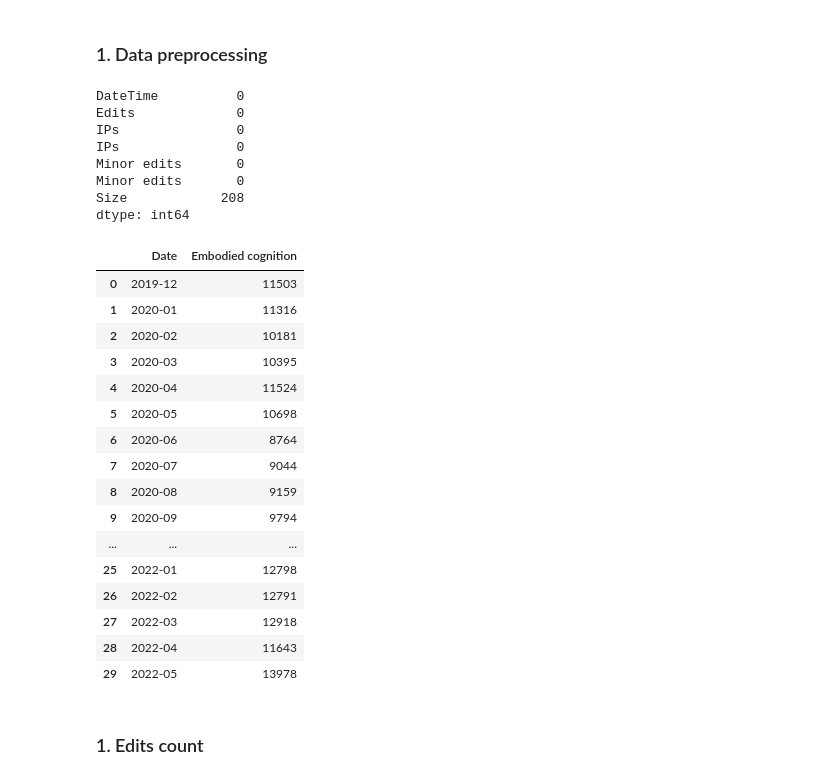
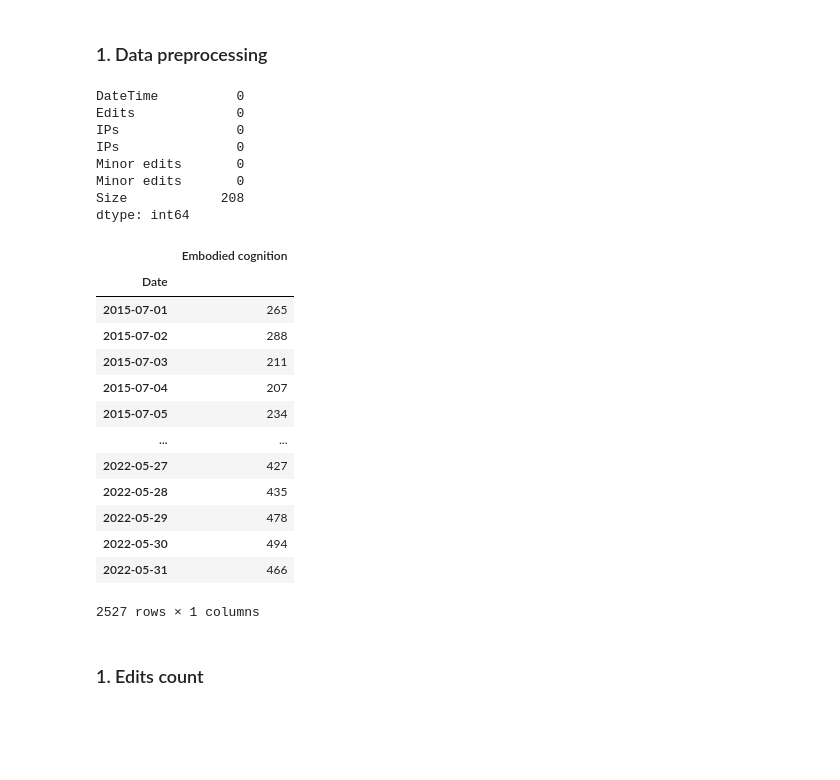
Before and after one commit to JohnMadrid/EC_env_images, a Jupyter notebook: WikiPageAnalysis/page_visits_analysis.ipynb, the cells around one changed output. Saved outputs shown, nothing was run; the diff lists cells and outputs as text; code cells hidden in the pictures; blank space fills up the shorter version.

```diff
--- a/WikiPageAnalysis/page_visits_analysis.ipynb
+++ b/WikiPageAnalysis/page_visits_analysis.ipynb
@@ -6,17 +6,18 @@ In what follows, an analysis of the page edits and views count for the _"Embodie
 # %%
 import pandas as pd
 from matplotlib import pyplot as plt
-plt.rcParams.update({'font.size': 18})
+plt.rcParams.update({'font.size': 22})
 import seaborn as sns
+import calendar
 import numpy as np
 import datetime
 from datetime import datetime
 
 df_views_count = pd.read_csv('Data/wikishark_ec_page_views.csv', delimiter=",", header=0, index_col=False)
-df_views_count_update = pd.read_csv('Data/wikishark_ec_page_views_updated.csv', delimiter=",", header=0, index_col=False)
-df_views_count_all = pd.read_csv('Data/ec_pageviews-20191201-20220531.csv', delimiter=',', header=0, index_col=False)
+df_views_count_month = pd.read_csv('Data/ec-pageviews-20191201-20220531.csv', delimiter=",", header=0, index_col=False)
+df_views_count_all = pd.read_csv('Data/ec-pageviews-20150701-20220531.csv', delimiter=',', header=0, index_col=False)
 
 df_edits_count = pd.read_csv('Data/wiki_ec_edits_count2.csv', delimiter=",", header=0, index_col=False)
 
-df_views_count_update
+df_views_count_all
 # %% [output]
@@ -43,38 +59,35 @@ df_edits_count["DateTime"] = pd.to_datetime(df_edits_count["DateTime"])
 # %%
 # Check for missing values
 print(df_edits_count.isnull().sum())
 #
 # Setting DateTime as index from csv files
 df_views_count = df_views_count.set_index("DateTime")
-df_views_count_update = df_views_count_update.set_index("DateTime")
+df_views_count_all = df_views_count_all.set_index("Date")
 df_edits_count = df_edits_count.set_index("DateTime")
 df_views_count_all
 # %% [output]
 DateTime          0
 Edits             0
 IPs               0
 IPs               0
 Minor edits       0
 Minor edits       0
 Size            208
 dtype: int64
-|  | Date | Embodied cognition |
-| 0 | 2019-12 | 11503 |
-| 1 | 2020-01 | 11316 |
-| 2 | 2020-02 | 10181 |
-| 3 | 2020-03 | 10395 |
-| 4 | 2020-04 | 11524 |
-| 5 | 2020-05 | 10698 |
-| 6 | 2020-06 | 8764 |
-| 7 | 2020-07 | 9044 |
-| 8 | 2020-08 | 9159 |
-| 9 | 2020-09 | 9794 |
-| ... | ... | ... |
-| 25 | 2022-01 | 12798 |
-| 26 | 2022-02 | 12791 |
-| 27 | 2022-03 | 12918 |
-| 28 | 2022-04 | 11643 |
-| 29 | 2022-05 | 13978 |
+|  | Embodied cognition |
+| Date |  |
+| 2015-07-01 | 265 |
+| 2015-07-02 | 288 |
+| 2015-07-03 | 211 |
+| 2015-07-04 | 207 |
+| 2015-07-05 | 234 |
+| ... | ... |
+| 2022-05-27 | 427 |
+| 2022-05-28 | 435 |
+| 2022-05-29 | 478 |
+| 2022-05-30 | 494 |
+| 2022-05-31 | 466 |
+2527 rows × 1 columns
 # %% [markdown]
 ### 1. Edits count
 # %%
```
Also changed, not shown: parts of 44 cells of this notebook, 6 other files.
